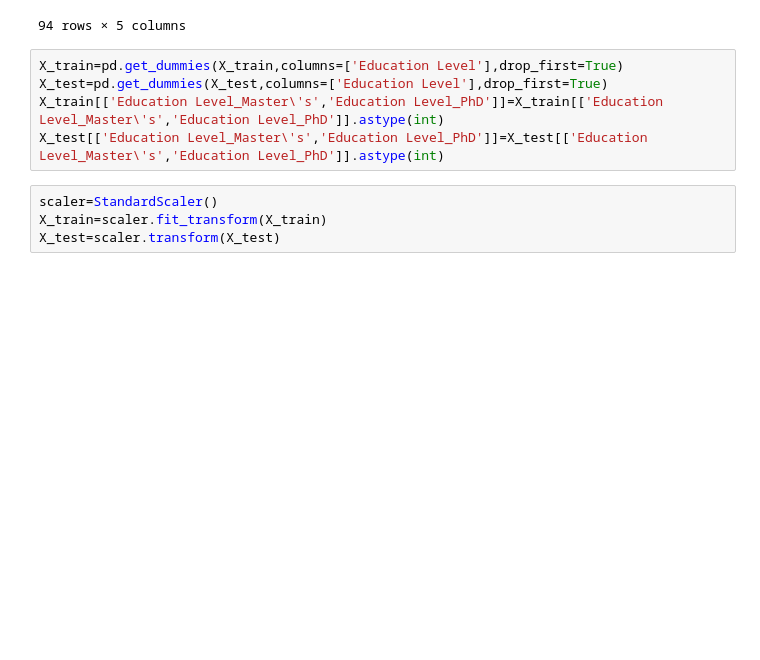
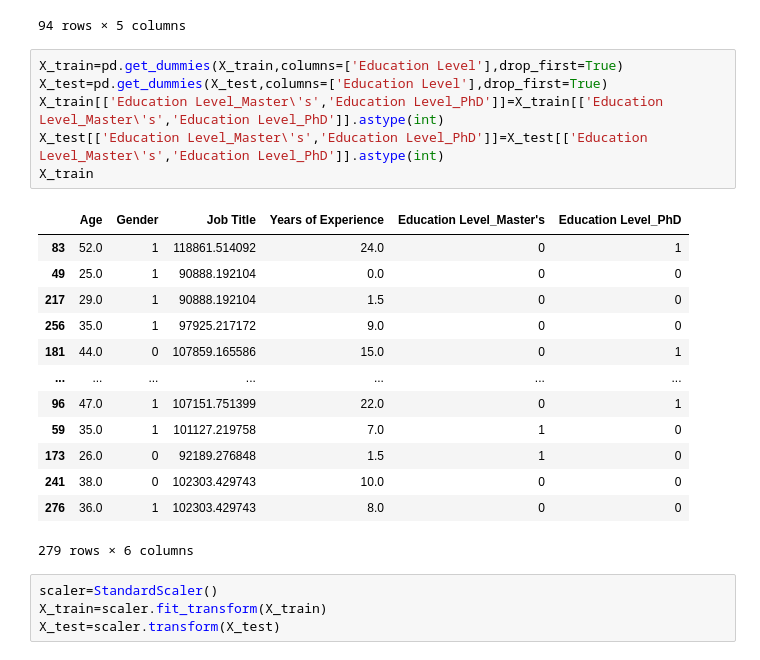
Before and after one commit to 1404Samyak/SVR_regression, a Jupyter notebook: SVRsalary.ipynb, the cells around one changed output. Saved outputs shown, nothing was run; the diff lists cells and outputs as text; blank space fills up the shorter version.

```diff
--- a/SVRsalary.ipynb
+++ b/SVRsalary.ipynb
@@ -188,8 +188,23 @@ X_test
 # %%
 X_train=pd.get_dummies(X_train,columns=['Education Level'],drop_first=True)
 X_test=pd.get_dummies(X_test,columns=['Education Level'],drop_first=True)
 X_train[['Education Level_Master\'s','Education Level_PhD']]=X_train[['Education Level_Master\'s','Education Level_PhD']].astype(int)
 X_test[['Education Level_Master\'s','Education Level_PhD']]=X_test[['Education Level_Master\'s','Education Level_PhD']].astype(int)
+X_train
+# %% [output]
+|  | Age | Gender | Job Title | Years of Experience | Education Level_Master's | Education Level_PhD |
+| 83 | 52.0 | 1 | 118861.514092 | 24.0 | 0 | 1 |
+| 49 | 25.0 | 1 | 90888.192104 | 0.0 | 0 | 0 |
+| 217 | 29.0 | 1 | 90888.192104 | 1.5 | 0 | 0 |
+| 256 | 35.0 | 1 | 97925.217172 | 9.0 | 0 | 0 |
+| 181 | 44.0 | 0 | 107859.165586 | 15.0 | 0 | 1 |
+| ... | ... | ... | ... | ... | ... | ... |
+| 96 | 47.0 | 1 | 107151.751399 | 22.0 | 0 | 1 |
+| 59 | 35.0 | 1 | 101127.219758 | 7.0 | 1 | 0 |
+| 173 | 26.0 | 0 | 92189.276848 | 1.5 | 1 | 0 |
+| 241 | 38.0 | 0 | 102303.429743 | 10.0 | 0 | 0 |
+| 276 | 36.0 | 1 | 102303.429743 | 8.0 | 0 | 0 |
+279 rows × 6 columns
 # %%
 scaler=StandardScaler()
 X_train=scaler.fit_transform(X_train)
```
Also changed, not shown: 1 other file.
